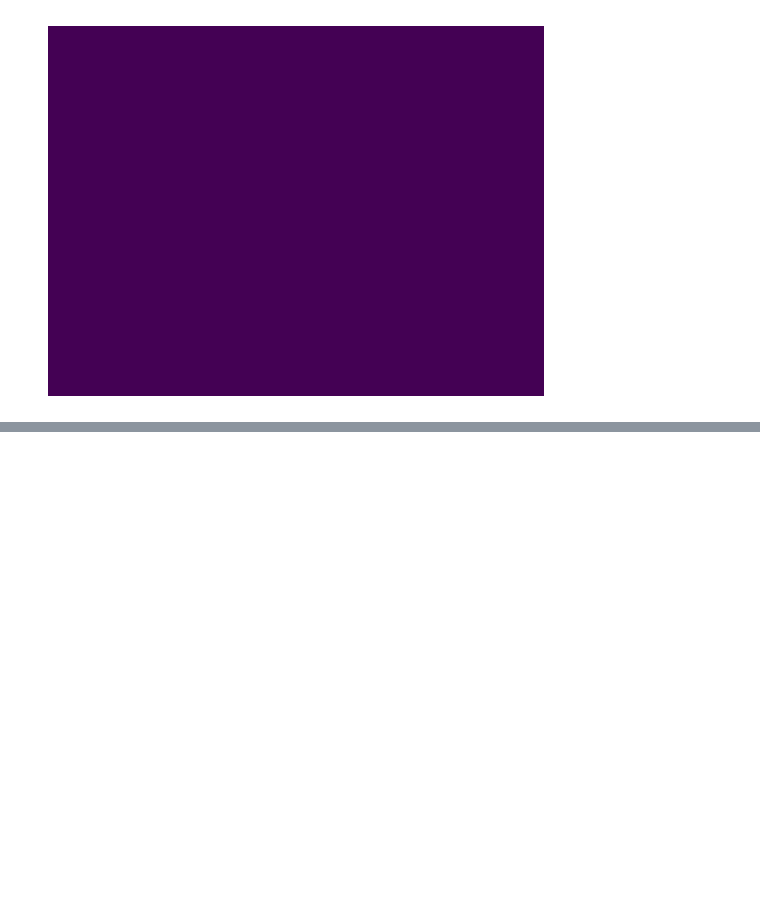
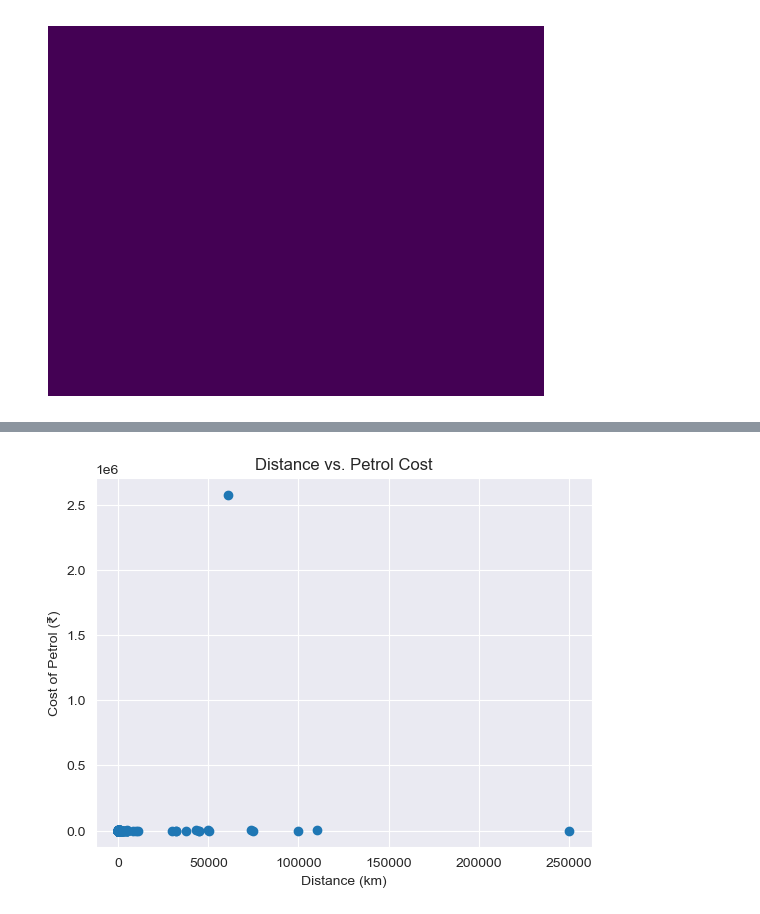
Before and after one commit to Bharatgwl/Data-Science-And-ML, a Jupyter notebook: Travel_behaviour_analysis.ipynb, the cells around one changed output, grey strips where cells are left out. Drawn from its saved outputs; the diff is of its cells as text; code cells hidden in the pictures; blank space fills up the shorter version.

```diff
--- a/Travel_behaviour_analysis.ipynb
+++ b/Travel_behaviour_analysis.ipynb
@@ -1197,3 +1197,14 @@ sns.heatmap(df.isnull(),yticklabels=False,cbar=False,cmap='viridis',xticklabels=
 [interactive output not drawn]
 <Axes: >
 [figure]
+# %%
+df=pd.read_csv('cleaned_travel_data.csv')
+# import matplotlib.pyplot as plt
+# import seaborn as sns
+#
+# # Example: Checking if petrol cost vs. distance is linear
+# plt.scatter(df['distance'], df['cost_of_petrol'])
+# plt.xlabel('Distance (km)')
+# plt.ylabel('Cost of Petrol (₹)')
+# plt.title('Distance vs. Petrol Cost')
+# plt.show()
@@ -1199,0 +1233,12 @@ sns.heatmap(df.isnull(),yticklabels=False,cbar=False,cmap='viridis',xticklabels=
+# %%
+import matplotlib.pyplot as plt
+import seaborn as sns
+
+# Example: Checking if petrol cost vs. distance is linear
+plt.scatter(df['Cost of petrol'], df['How long time (minutes) do you travel?'])
+plt.xlabel('Distance (km)')
+plt.ylabel('Cost of Petrol (₹)')
+plt.title('Distance vs. Petrol Cost')
+plt.show()
+# %% [output]
+[figure, added]
```
Also changed, not shown: parts of 4 cells of this notebook, 35 other files.
